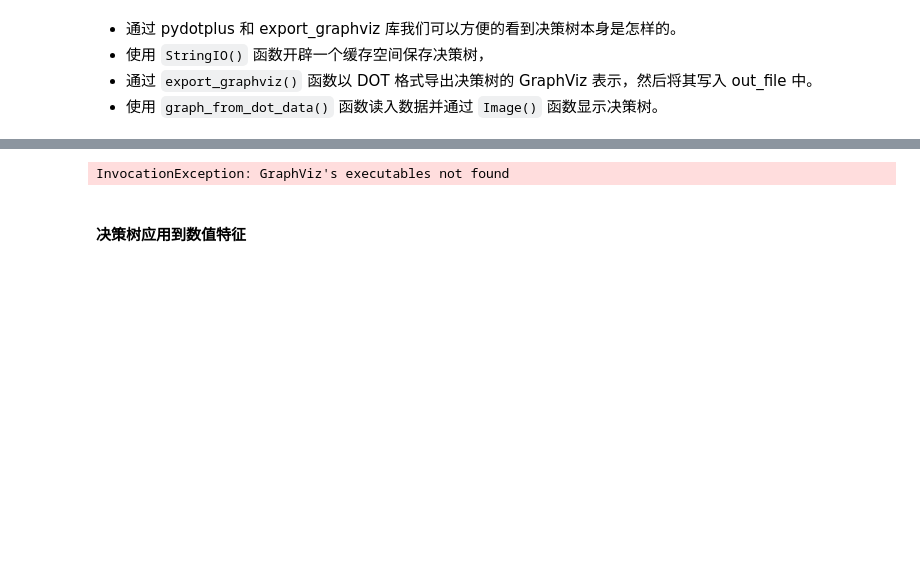
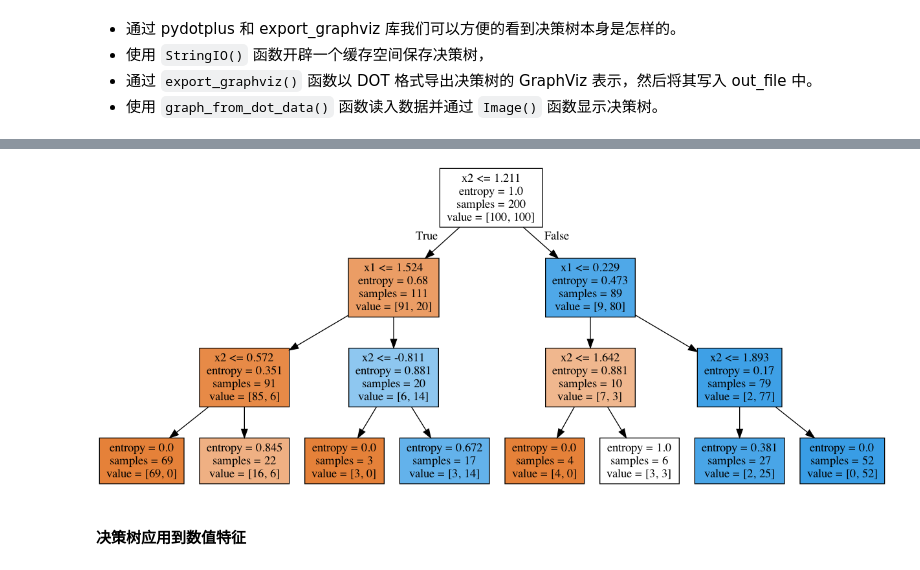
Before and after one commit to OcaenEyes/pandasLearn, a Jupyter notebook: 决策树与K近邻.ipynb, the cells around one changed output, grey strips where cells are left out. Cells and saved outputs as stored; diff of their text form; code cells hidden in the pictures; blank space fills up the shorter version.

```diff
--- a/决策树与K近邻.ipynb
+++ b/决策树与K近邻.ipynb
@@ -146,17 +151,17 @@ Successfully installed pydotplus-2.0.2
 # %%
-from ipywidgets import Image
 from io import StringIO
 import pydotplus
+from IPython.display import Image
 from sklearn.tree import export_graphviz
 
 dot_data = StringIO()
 export_graphviz(clf_tree,feature_names=['x1','x2'],
                 out_file= dot_data, filled=True
                )
 graph = pydotplus.graph_from_dot_data(dot_data.getvalue())
-Image(value=graph.create_png())
+Image(graph.create_png())
 # %% [output]
-InvocationException: GraphViz's executables not found
+[figure, added]
 # %% [markdown]
 #### 决策树应用到数值特征
 # %%
```
Also changed, not shown: parts of 22 cells of this notebook.
